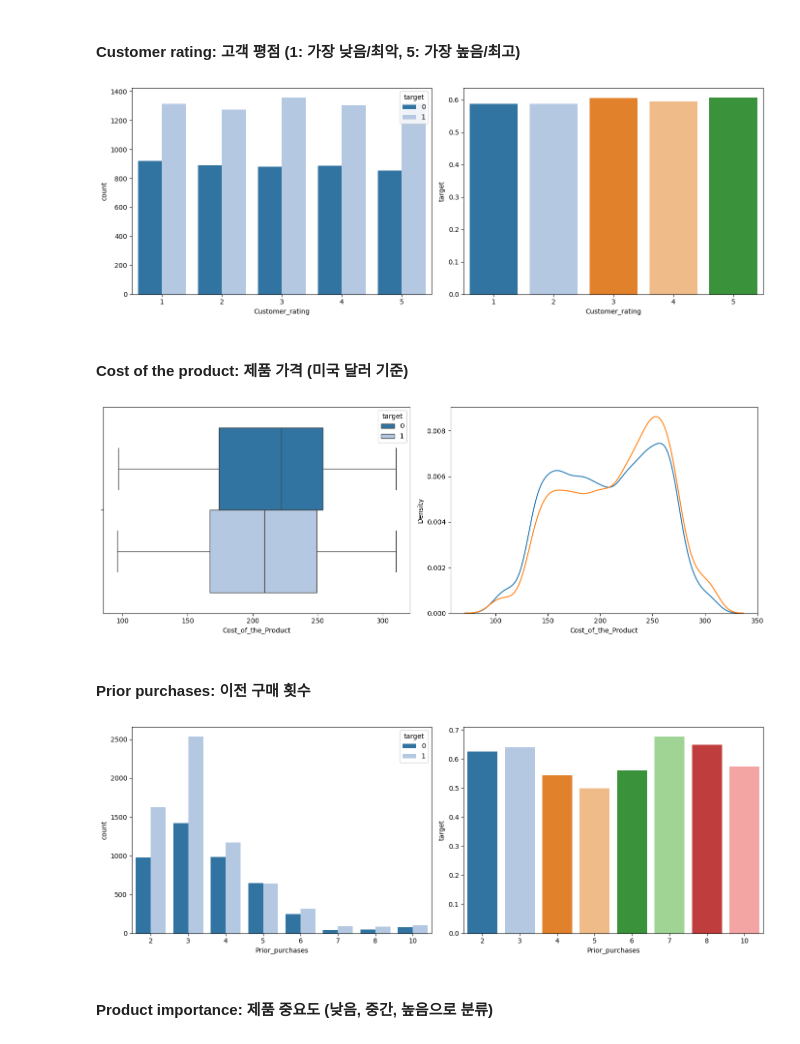
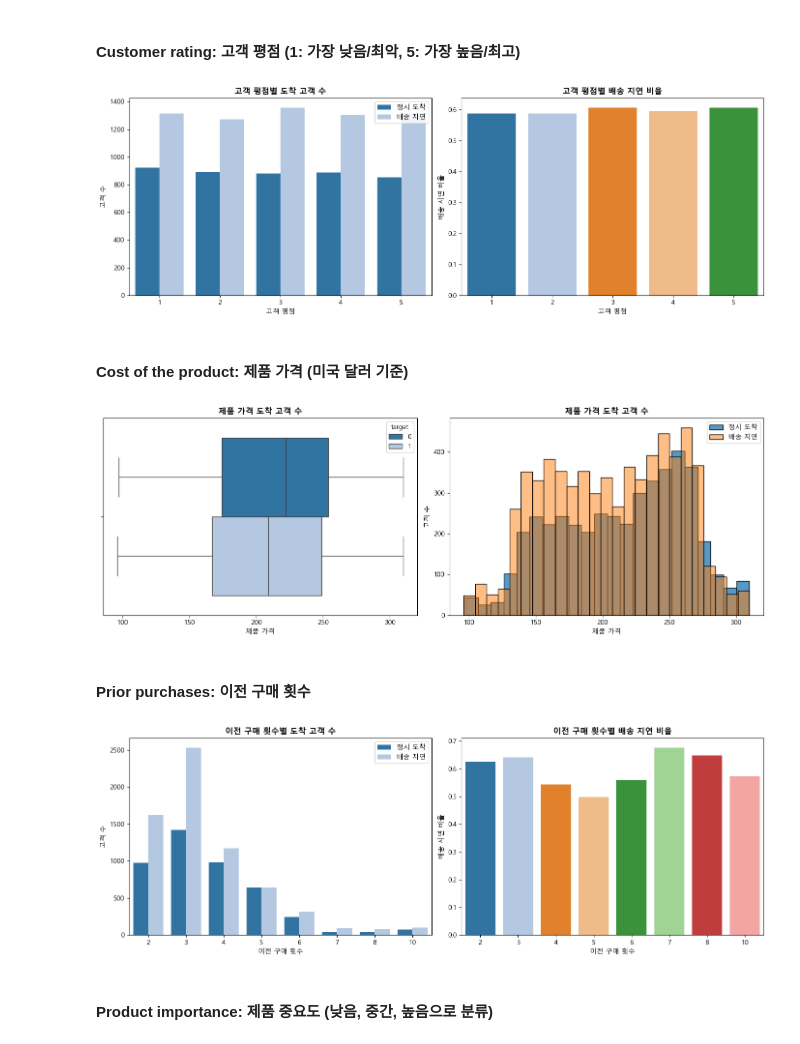
Before and after one commit to dfre1233-sddweq/Ecom_Shipping, a Jupyter notebook: 데이터분석 찬영.ipynb, the cells around one changed output. Drawn from its saved outputs; the diff is of its cells as text; code cells hidden in the pictures.

```diff
--- a/데이터분석 찬영.ipynb
+++ b/데이터분석 찬영.ipynb
@@ -1,3 +1,9 @@
+# %%
+# 한글 설정
+import matplotlib.pyplot as plt
+
+plt.rcParams['font.family'] = 'Malgun Gothic'
+plt.rcParams['axes.unicode_minus'] = False
 # %%
 import numpy as np
 import pandas as pd
@@ -178,38 +217,60 @@ plt.show()
 fig, axes = plt.subplots(1, 2, figsize=(14, 5))
 
 sns.countplot(x='Customer_rating', hue='target', data=df, palette='tab20', ax=axes[0])
+axes[0].set_title('고객 평점별 도착 고객 수', fontweight='bold')
+axes[0].legend(['정시 도착', '배송 지연'])
+axes[0].set_xlabel('고객 평점')
+axes[0].set_ylabel('고객 수')
+
 sns.barplot(x='Customer_rating', y='target', data=df, palette='tab20', hue='Customer_rating', legend=False, errorbar=None, ax=axes[1])
-
+axes[1].set_title('고객 평점별 배송 지연 비율', fontweight='bold')
+axes[1].set_xlabel('고객 평점')
+axes[1].set_ylabel('배송 지연 비율')
 plt.tight_layout()
 plt.show()
 # %% [output]
-[figure, old version]
+[figure, new version]
 # %% [markdown]
 #### **Cost of the product**: 제품 가격 (미국 달러 기준)
 # %%
 fig, axes = plt.subplots(1, 2, figsize=(14, 5))
 
 sns.boxplot(x='Cost_of_the_Product', hue='target', data=df, palette='tab20', ax=axes[0])
 
-sns.kdeplot(df[df['target'] == 1]['Cost_of_the_Product'], label = '1', ax=axes[1])
-sns.kdeplot(df[df['target'] == 0]['Cost_of_the_Product'], label = '0', ax=axes[1])
+sns.histplot(df[df['target'] == 0]['Cost_of_the_Product'], label = '0', ax=axes[1])
+axes[0].set_title('제품 가격 도착 고객 수', fontweight='bold')
+axes[0].set_xlabel('제품 가격')
+
+sns.histplot(df[df['target'] == 1]['Cost_of_the_Product'], label = '1', ax=axes[1], alpha=0.5)
+axes[1].set_title('제품 가격 도착 고객 수', fontweight='bold')
+axes[1].legend(['정시 도착', '배송 지연'])
+axes[1].set_xlabel('제품 가격')
+axes[1].set_ylabel('고객 수')
 
 plt.tight_layout()
 plt.show()
 # %% [output]
-[figure, old version]
+[figure, new version]
 # %% [markdown]
 #### **Prior purchases**: 이전 구매 횟수
 # %%
 fig, axes = plt.subplots(1, 2, figsize=(14, 5))
 
 sns.countplot(x='Prior_purchases', hue='target', data=df, palette='tab20', ax=axes[0])
+axes[0].set_title('이전 구매 횟수별 도착 고객 수', fontweight='bold')
+axes[0].legend(['정시 도착', '배송 지연'])
+axes[0].set_xlabel('이전 구매 횟수')
+axes[0].set_ylabel('고객 수')
+
 sns.barplot(x='Prior_purchases', y='target', data=df, palette='tab20', hue='Prior_purchases', legend=False, errorbar=None, ax=axes[1])
+axes[1].set_title('이전 구매 횟수별 배송 지연 비율', fontweight='bold')
+axes[1].set_xlabel('이전 구매 횟수')
+axes[1].set_ylabel('배송 지연 비율')
 
 plt.tight_layout()
 plt.show()
 # %% [output]
-[figure, old version]
+[figure, new version]
 # %% [markdown]
 #### **Product importance**: 제품 중요도 (낮음, 중간, 높음으로 분류)
 # %%
```
Also changed, not shown: parts of 10 cells of this notebook.
